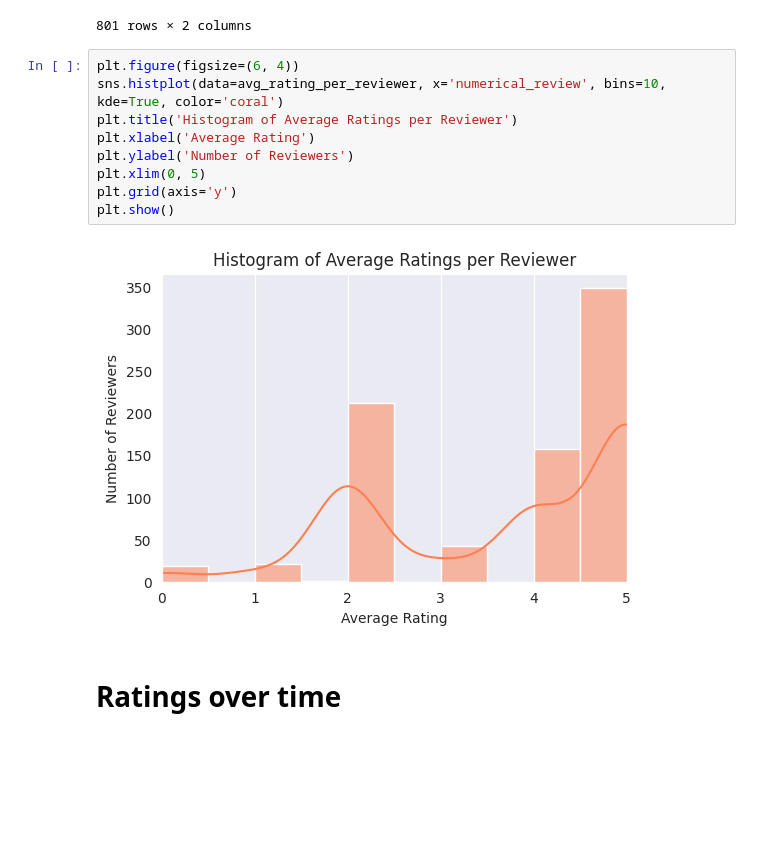
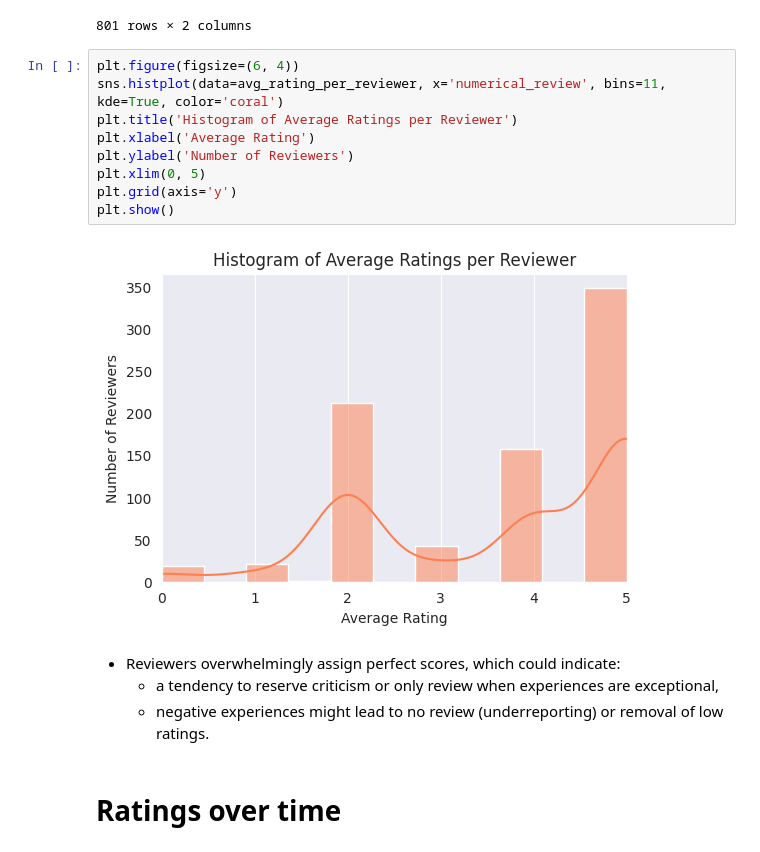
Before and after one commit to dominika232323/Harsh-Review-Detector, a Jupyter notebook: notebooks/2.0-db-review-data-analysis.ipynb, the cells around one changed output. Cells and saved outputs as stored; diff of their text form; blank space fills up the shorter version.

```diff
--- a/notebooks/2.0-db-review-data-analysis.ipynb
+++ b/notebooks/2.0-db-review-data-analysis.ipynb
@@ -181,15 +193,19 @@ avg_rating_per_reviewer
 801 rows × 2 columns
 # %%
 plt.figure(figsize=(6, 4))
-sns.histplot(data=avg_rating_per_reviewer, x='numerical_review', bins=10, kde=True, color='coral')
+sns.histplot(data=avg_rating_per_reviewer, x='numerical_review', bins=11, kde=True, color='coral')
 plt.title('Histogram of Average Ratings per Reviewer')
 plt.xlabel('Average Rating')
 plt.ylabel('Number of Reviewers')
 plt.xlim(0, 5)
 plt.grid(axis='y')
 plt.show()
 # %% [output]
-[figure, old version]
+[figure, new version]
+# %% [markdown]
+* Reviewers overwhelmingly assign perfect scores, which could indicate:
+    * a tendency to reserve criticism or only review when experiences are exceptional,
+    * negative experiences might lead to no review (underreporting) or removal of low ratings.
 # %% [markdown]
 # Ratings over time
 # %%
```
Also changed, not shown: parts of 14 cells of this notebook.
